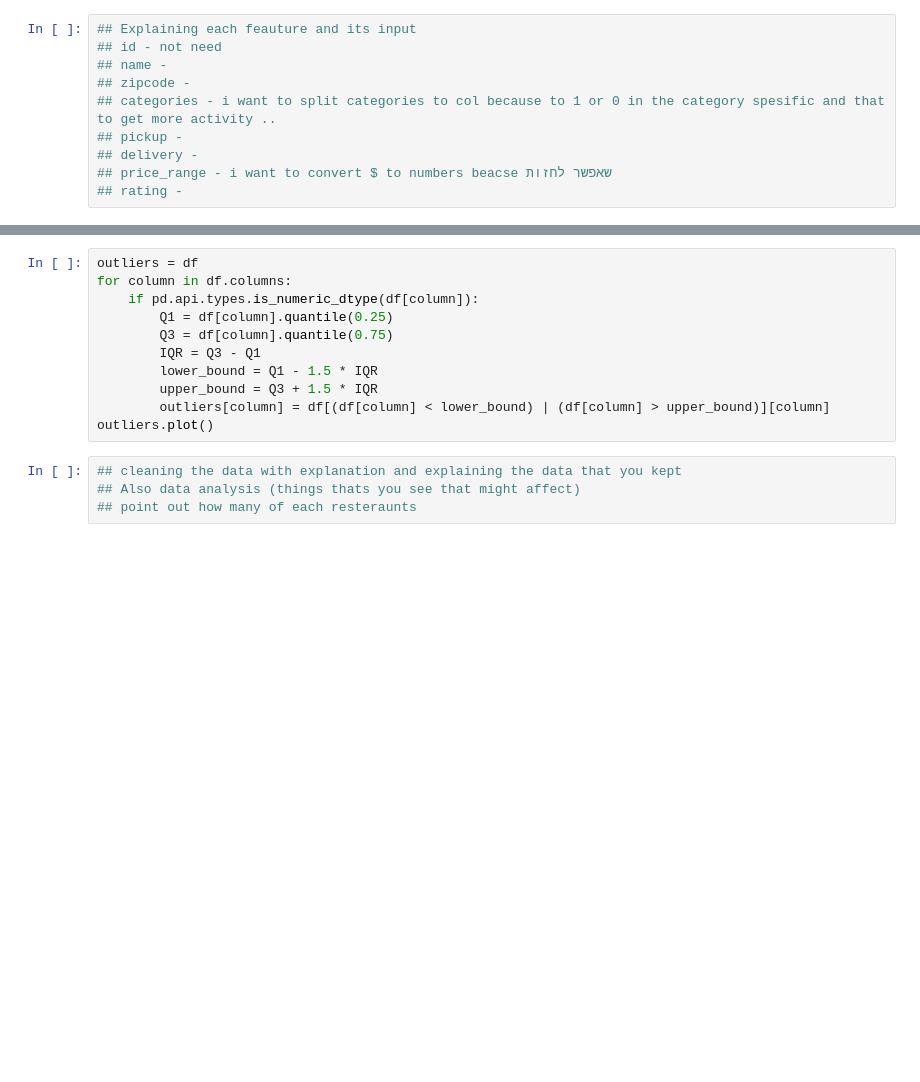
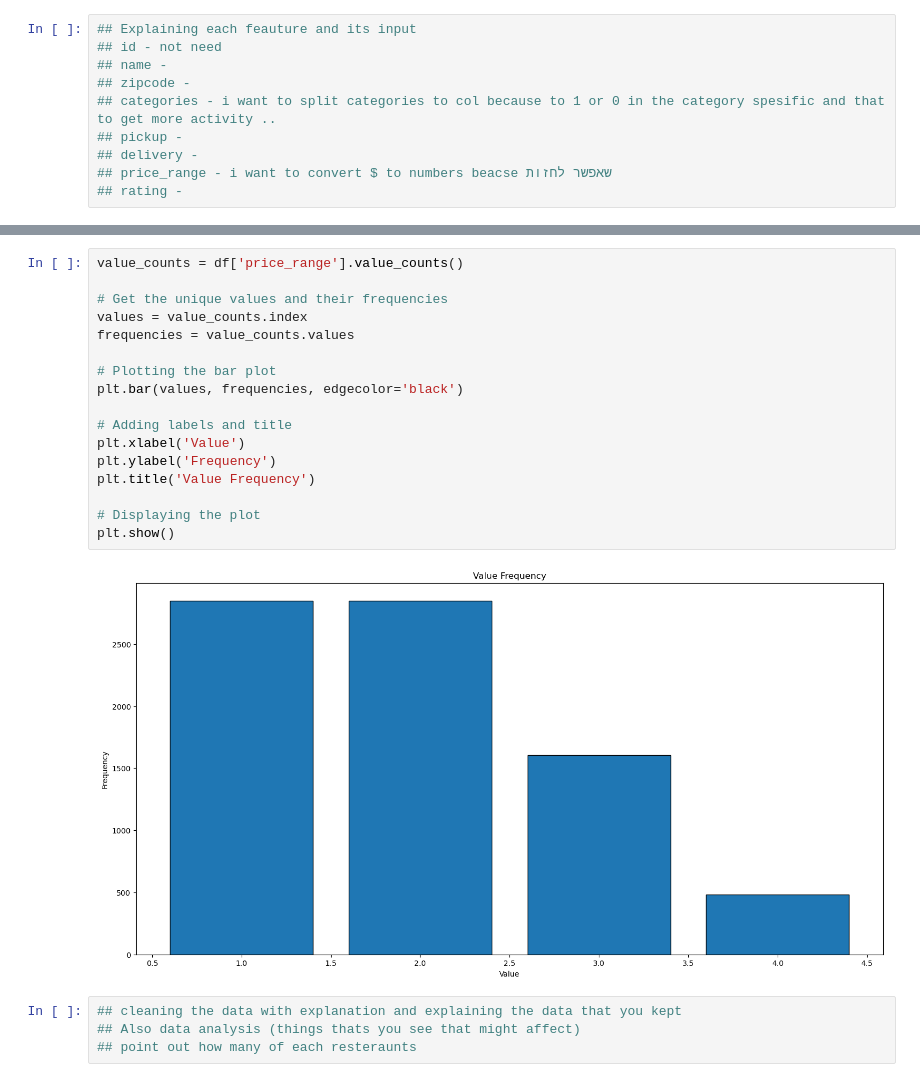
Before and after one commit to NadavMargaliot/Project_Data_Science, a Jupyter notebook: Data Science .ipynb, the cells around one changed output, grey strips where cells are left out. Cells and saved outputs as stored; diff of their text form; blank space fills up the shorter version.

```diff
--- a/Data Science .ipynb
+++ b/Data Science .ipynb
@@ -227,14 +351,22 @@ plt.show()
 # %%
-outliers = df
-for column in df.columns:
-    if pd.api.types.is_numeric_dtype(df[column]):
-        Q1 = df[column].quantile(0.25)
-        Q3 = df[column].quantile(0.75)
-        IQR = Q3 - Q1
-        lower_bound = Q1 - 1.5 * IQR
-        upper_bound = Q3 + 1.5 * IQR
-        outliers[column] = df[(df[column] < lower_bound) | (df[column] > upper_bound)][column]
-outliers.plot()
+value_counts = df['price_range'].value_counts()
+
+# Get the unique values and their frequencies
+values = value_counts.index
+frequencies = value_counts.values
+
+# Plotting the bar plot
+plt.bar(values, frequencies, edgecolor='black')
+
+# Adding labels and title
+plt.xlabel('Value')
+plt.ylabel('Frequency')
+plt.title('Value Frequency')
+
+# Displaying the plot
+plt.show()
+# %% [output]
+[figure, added]
 # %%
 ## cleaning the data with explanation and explaining the data that you kept
 ## Also data analysis (things thats you see that might affect)
```
Also changed, not shown: parts of 39 cells of this notebook.
